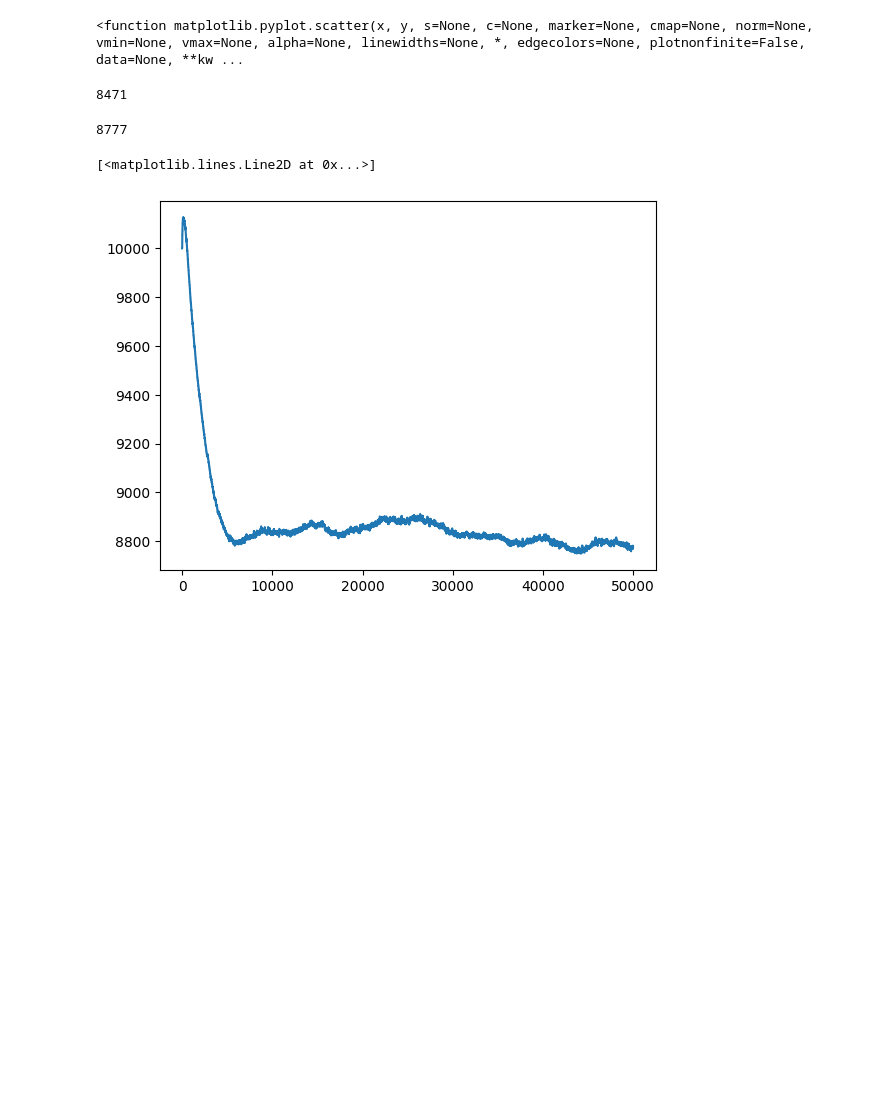
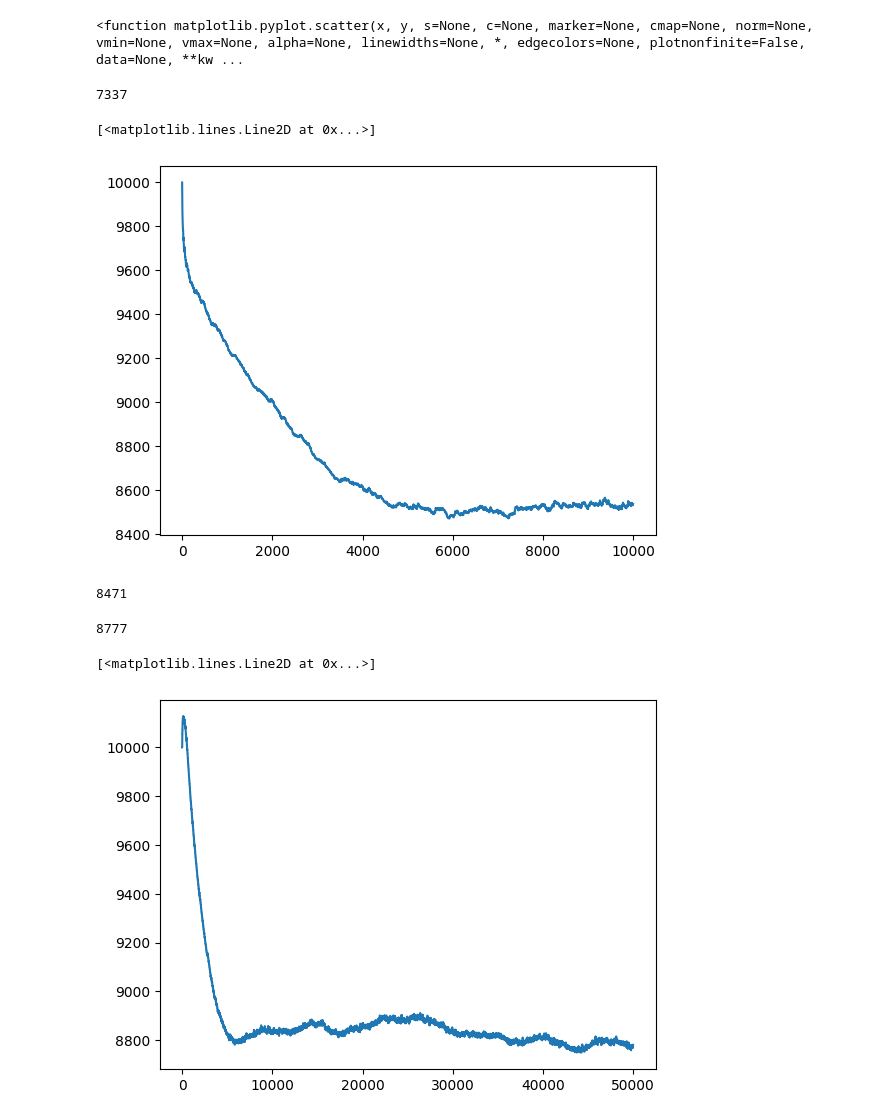
Before and after one commit to setupishe/PlasmaPython, a Jupyter notebook: runs/test100.ipynb, the cells around one changed output. Cells and saved outputs as stored; diff of their text form; code cells hidden in the pictures; blank space fills up the shorter version.

```diff
--- a/runs/test100.ipynb
+++ b/runs/test100.ipynb
@@ -145,6 +182,15 @@ plt.plot(e_over_time[-1])
 plt.scatter
 # %% [output]
 <function matplotlib.pyplot.scatter(x, y, s=None, c=None, marker=None, cmap=None, norm=None, vmin=None, vmax=None, alpha=None, linewidths=None, *, edgecolors=None, plotnonfinite=False, data=None, **kw ...
+# %%
+len(ions_over_time)
+# %% [output]
+7337
+# %%
+plt.plot(electrons_over_time)
+# %% [output]
+[<matplotlib.lines.Line2D at 0x...>]
+[figure, added]
 # %%
 electrons_over_time[-1]
 # %% [output]
```
Also changed, not shown: parts of 15 cells of this notebook, 19 other files.
